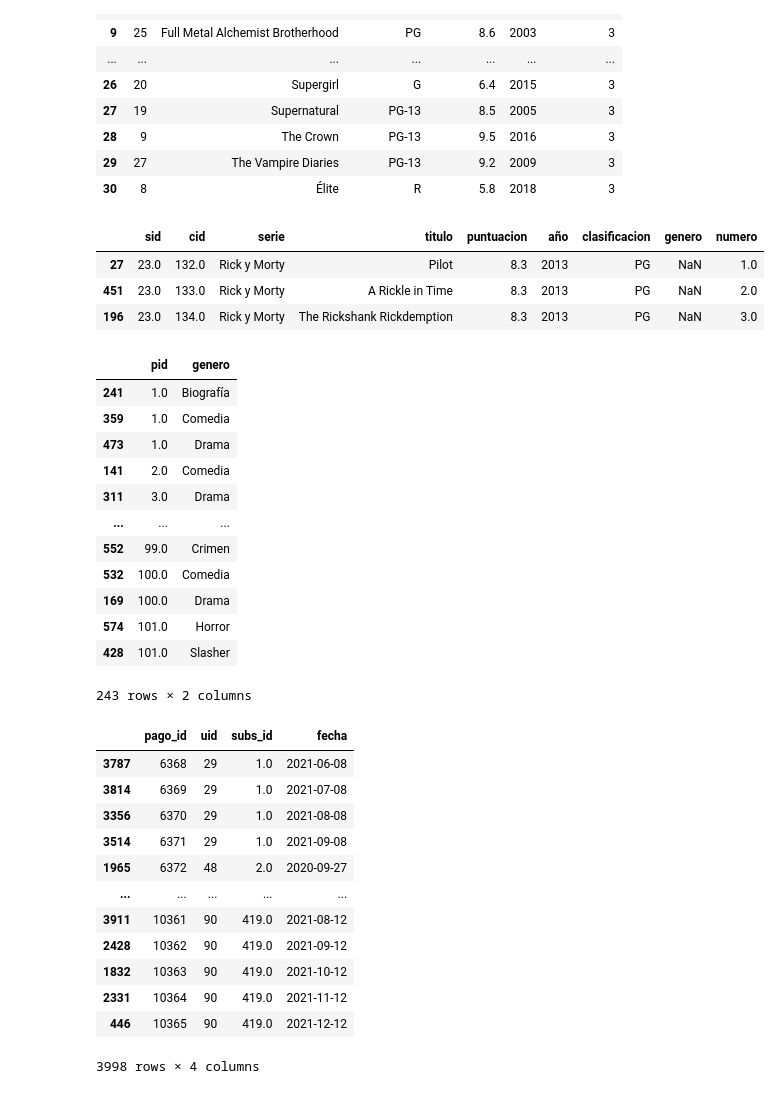
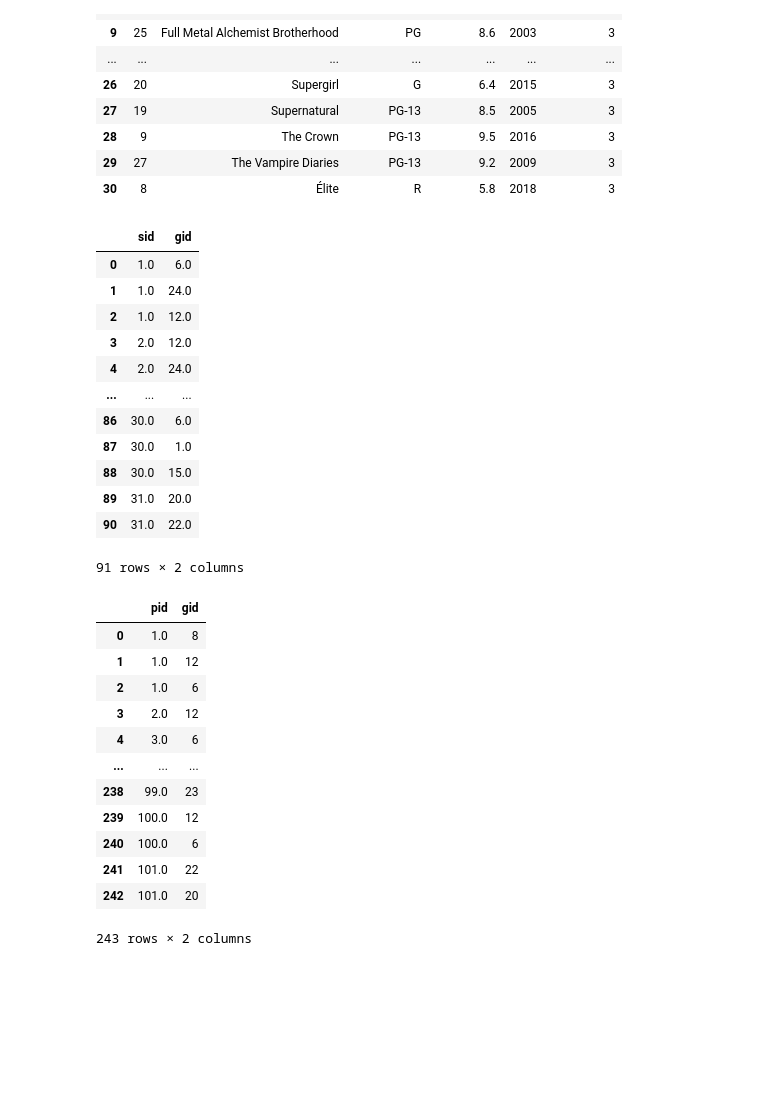
Before and after one commit to alvaroooooo/BDDGrupo11, a Jupyter notebook: datos/Datos BDD.ipynb, the cells around one changed output. Cells and saved outputs as stored; diff of their text form; code cells hidden in the pictures; blank space fills up the shorter version.

```diff
--- a/datos/Datos BDD.ipynb
+++ b/datos/Datos BDD.ipynb
@@ -122,15 +122,25 @@ df_capitulos.to_csv("5)capitulos.csv", index=False)
 # %%
 lista_interes = ["sid", "genero"] #Genero de la serie
 df_serie_genero = df_serie[lista_interes].drop_duplicates()
 #df_serie_genero.to_csv(folder + 'genero_serie.csv', index=True)
-df_serie_genero = df_serie_genero.merge(df_gen, on="genero", how="left")
-df_serie_genero[df_serie_genero["gid"].isnull()]
-df_serie.query("sid == 23")
+df_serie_genero = df_serie_genero.merge(df_gen, on="genero", how="left")[["sid","gid"]]
+#df_serie_genero.to_csv("11)genero_serie.csv", index = False)
+#df_serie_genero.query("sid == 23")
+df_serie_genero
 # %% [output]
-|  | sid | cid | serie | titulo | puntuacion | año | clasificacion | genero | numero |
-| 27 | 23.0 | 132.0 | Rick y Morty | Pilot | 8.3 | 2013 | PG | NaN | 1.0 |
-| 451 | 23.0 | 133.0 | Rick y Morty | A Rickle in Time | 8.3 | 2013 | PG | NaN | 2.0 |
-| 196 | 23.0 | 134.0 | Rick y Morty | The Rickshank Rickdemption | 8.3 | 2013 | PG | NaN | 3.0 |
+|  | sid | gid |
+| 0 | 1.0 | 6.0 |
+| 1 | 1.0 | 24.0 |
+| 2 | 1.0 | 12.0 |
+| 3 | 2.0 | 12.0 |
+| 4 | 2.0 | 24.0 |
+| ... | ... | ... |
+| 86 | 30.0 | 6.0 |
+| 87 | 30.0 | 1.0 |
+| 88 | 30.0 | 15.0 |
+| 89 | 31.0 | 20.0 |
+| 90 | 31.0 | 22.0 |
+91 rows × 2 columns
 # %%
 items_peliculas = ["pid","titulo","duracion","clasificacion","puntuacion"]
 items_genero_peli = ["pid", "genero"]
@@ -139,21 +149,22 @@ df_peli = df_multi[~df_multi["pid"].isnull()]
 df_genero_peli = df_peli[items_genero_peli]
 df_peli_final = df_peli[items_peliculas]
 df_genero_peli = df_genero_peli.sort_values(by="pid")
-#df_genero_peli.to_csv(folder+'genero_pelicula.csv', index=False)
+df_genero_peli = df_genero_peli.merge(df_gen, on="genero", how="left")[["pid","gid"]]
+#df_genero_peli.to_csv("10)genero_pelicula.csv", index=False)
 df_genero_peli
 # %% [output]
-|  | pid | genero |
-| 241 | 1.0 | Biografía |
-| 359 | 1.0 | Comedia |
-| 473 | 1.0 | Drama |
-| 141 | 2.0 | Comedia |
-| 311 | 3.0 | Drama |
+|  | pid | gid |
+| 0 | 1.0 | 8 |
+| 1 | 1.0 | 12 |
+| 2 | 1.0 | 6 |
+| 3 | 2.0 | 12 |
+| 4 | 3.0 | 6 |
 | ... | ... | ... |
-| 552 | 99.0 | Crimen |
-| 532 | 100.0 | Comedia |
-| 169 | 100.0 | Drama |
-| 574 | 101.0 | Horror |
-| 428 | 101.0 | Slasher |
+| 238 | 99.0 | 23 |
+| 239 | 100.0 | 12 |
+| 240 | 100.0 | 6 |
+| 241 | 101.0 | 22 |
+| 242 | 101.0 | 20 |
 243 rows × 2 columns
 # %%
 df_subgen # Queda igual
@@ -169,22 +180,9 @@ df_pago_subs = df_pago_subs.sort_values(by="pago_id")
 #df_pago_subs.to_csv(folder+"pago_subscripcion.csv", index=False)
 #df_registro_peli_paga.to_csv(folder+".csv", index=False)
 #df_registro_peli_paga
-df_pago_subs
-#df_registro_peli_paga
+#df_pago_subs.sort_values(by="uid")
+df_registro_peli_paga = df_registro_peli_paga.sort_values(by="pago_id")
+df_registro_peli_paga.to_csv("15)contrata_pelicula.csv", index=False)
-# %% [output]
-|  | pago_id | uid | subs_id | fecha |
-| 3787 | 6368 | 29 | 1.0 | 2021-06-08 |
-| 3814 | 6369 | 29 | 1.0 | 2021-07-08 |
-| 3356 | 6370 | 29 | 1.0 | 2021-08-08 |
-| 3514 | 6371 | 29 | 1.0 | 2021-09-08 |
-| 1965 | 6372 | 48 | 2.0 | 2020-09-27 |
-| ... | ... | ... | ... | ... |
-| 3911 | 10361 | 90 | 419.0 | 2021-08-12 |
-| 2428 | 10362 | 90 | 419.0 | 2021-09-12 |
-| 1832 | 10363 | 90 | 419.0 | 2021-10-12 |
-| 2331 | 10364 | 90 | 419.0 | 2021-11-12 |
-| 446 | 10365 | 90 | 419.0 | 2021-12-12 |
-3998 rows × 4 columns
 # %%
 lista = ["id","estado","fecha_inicio","pro_id","uid", "fecha_termino"] # id -> id_subscripcion
 df_sub = df_subs[lista]
```
Also changed, not shown: parts of 7 cells of this notebook, 5 other files.
